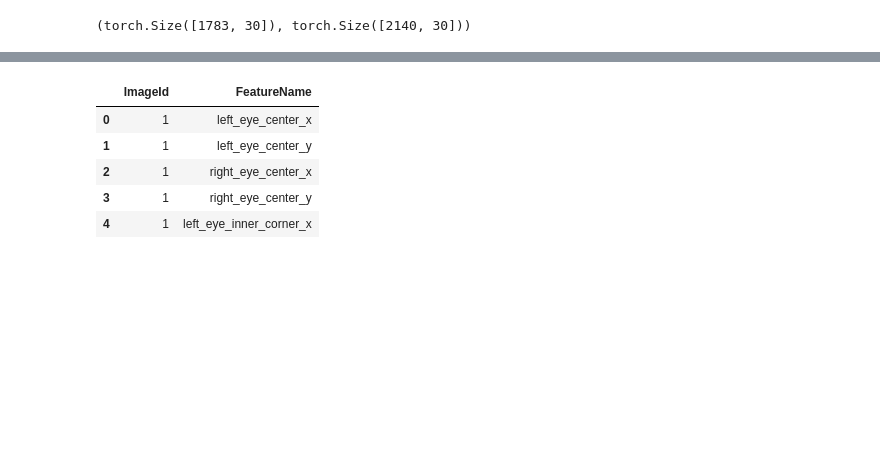
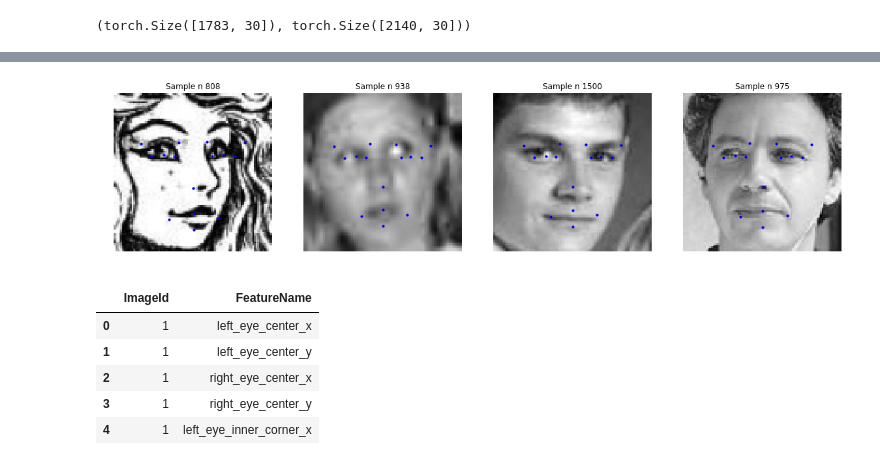
Before and after one commit to RenatoBMLR/Facial_Keypoints_Detection, a Jupyter notebook: Facial_keypoints_detection.ipynb, the cells around one changed output, grey strips where cells are left out. Saved outputs shown, nothing was run; the diff lists cells and outputs as text; code cells hidden in the pictures; blank space fills up the shorter version.

```diff
--- a/Facial_keypoints_detection.ipynb
+++ b/Facial_keypoints_detection.ipynb
@@ -411,3 +401,7 @@ for i in range(0, 4):
+# %%
+plot_face_Keypoints(dsets['test'], is_train= False,  preds_test = preds_test)
+# %% [output]
+[figure, added]
 # %%
 id_lookup_frame = pd.read_csv(path2data + "IdLookupTable.csv")
 val_reqrd = id_lookup_frame[["ImageId", "FeatureName"]]
```
Also changed, not shown: parts of 12 cells of this notebook.
